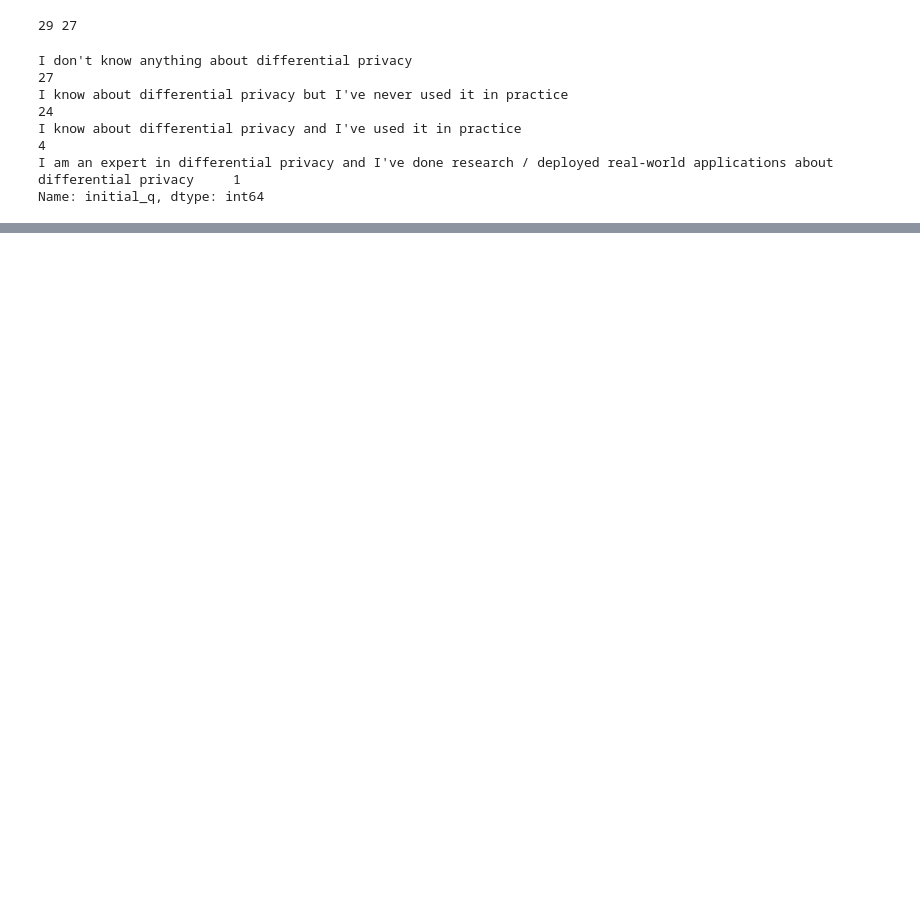
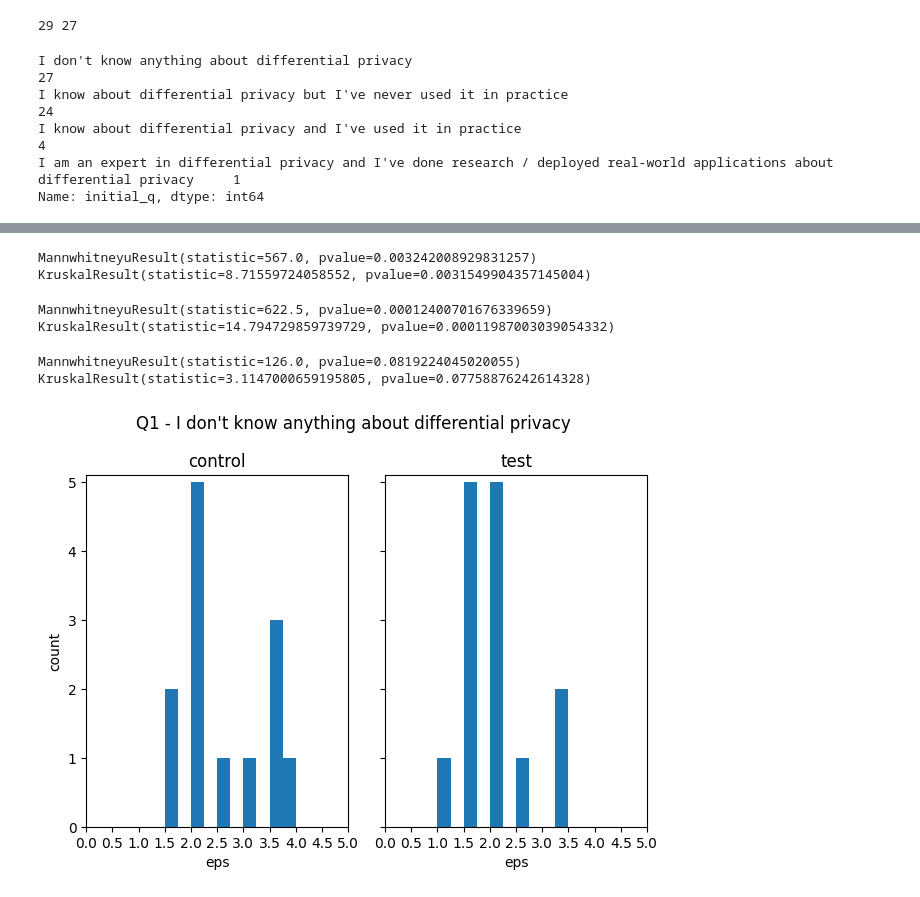
Before and after one commit to youny626/DP_test, a Jupyter notebook: user_study/analysis_new.ipynb, the cells around one changed output, grey strips where cells are left out. Cells and saved outputs as stored; diff of their text form; code cells hidden in the pictures; blank space fills up the shorter version.

```diff
--- a/user_study/analysis_new.ipynb
+++ b/user_study/analysis_new.ipynb
@@ -51,0 +117,30 @@ plt.show()
+# %%
+from scipy import stats
+
+def tests(sample1, sample2):
+    print(stats.mannwhitneyu(sample1.dropna(), sample2.dropna()))
+    print(stats.kruskal(sample1.dropna(), sample2.dropna()))
+# %%
+tests(df.control1, df.test1)
+# %% [output]
+MannwhitneyuResult(statistic=567.0, pvalue=0.003242008929831257)
+KruskalResult(statistic=8.71559724058552, pvalue=0.0031549904357145004)
+# %%
+tests(df.control2, df.test2)
+# %% [output]
+MannwhitneyuResult(statistic=622.5, pvalue=0.00012400701676339659)
+KruskalResult(statistic=14.794729859739729, pvalue=0.00011987003039054332)
+# %%
+c1 = df[df.initial_q == "I don't know anything about differential privacy"]["control1"]
+t1 = df[df.initial_q == "I don't know anything about differential privacy"]["test1"]
+
+# display(c1)
+# display(t1)
+
+tests(c1, t1)
+
+plot_hist(c1, t1, "Q1 - I don't know anything about differential privacy")
+# %% [output]
+MannwhitneyuResult(statistic=126.0, pvalue=0.0819224045020055)
+KruskalResult(statistic=3.1147000659195805, pvalue=0.07758876242614328)
+[figure, added]
```
Also changed, not shown: parts of 28 cells of this notebook, 5 other files.
